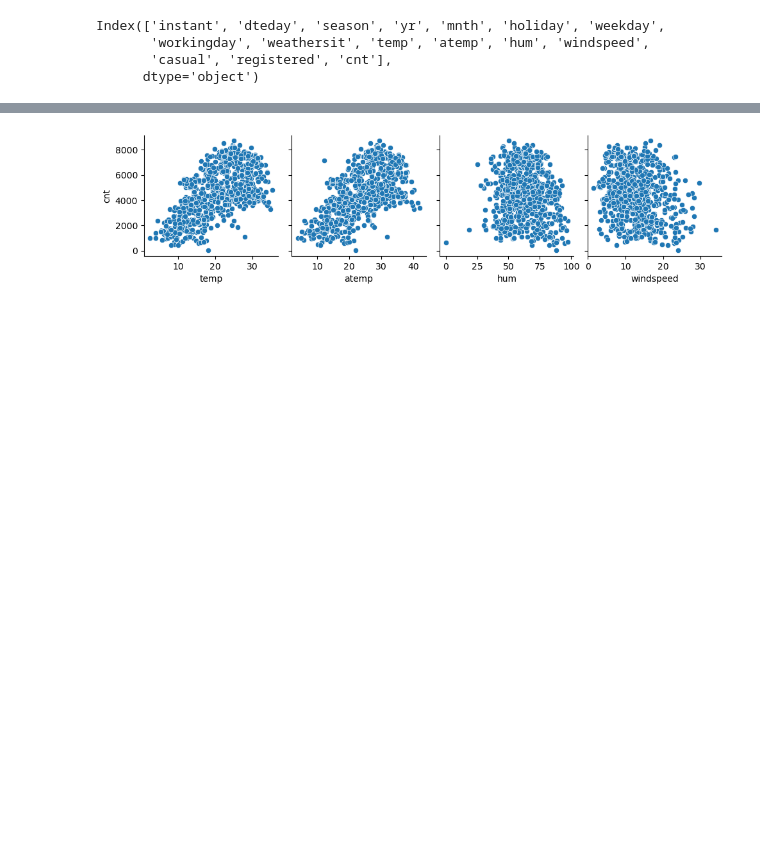
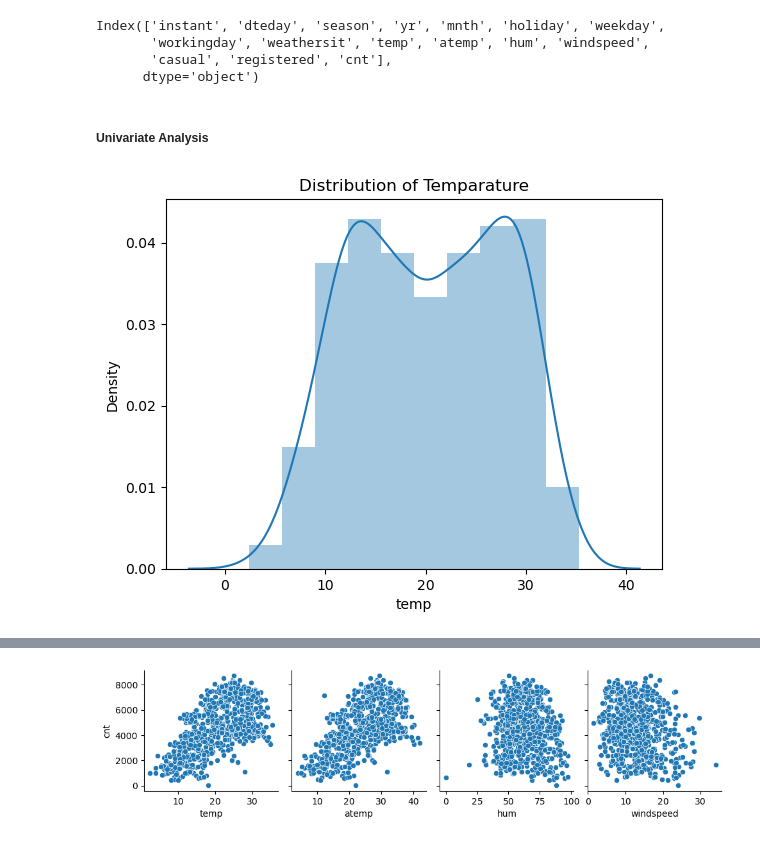
Before and after one commit to narendhar007/bikesharing_lr, a Jupyter notebook: Narendhar_Tangella.ipynb, the cells around one changed output, grey strips where cells are left out. Drawn from its saved outputs; the diff is of its cells as text; code cells hidden in the pictures; blank space fills up the shorter version.

```diff
--- a/Narendhar_Tangella.ipynb
+++ b/Narendhar_Tangella.ipynb
@@ -206,3 +211,13 @@ Index(['instant', 'dteday', 'season', 'yr', 'mnth', 'holiday', 'weekday',
        'workingday', 'weathersit', 'temp', 'atemp', 'hum', 'windspeed',
        'casual', 'registered', 'cnt'],
       dtype='object')
+# %% [markdown]
+##### Univariate Analysis
+# %%
+#Lets draw some distribution plots for continous variables
+
+sns.distplot(data.temp, bins=10)
+plt.title('Distribution of Temparature')
+plt.show()
+# %% [output]
+[figure, added]
```
Also changed, not shown: parts of 22 cells of this notebook.
